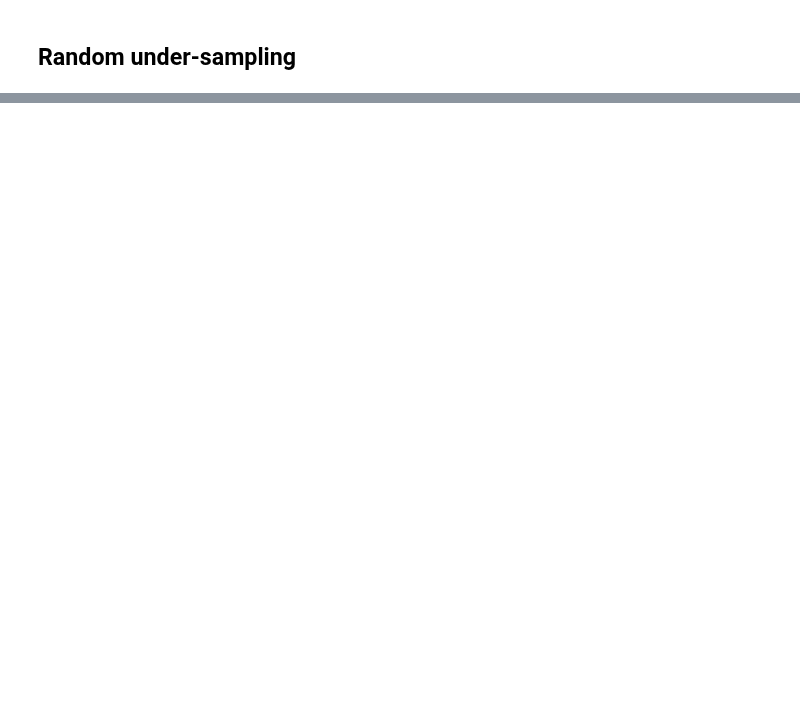
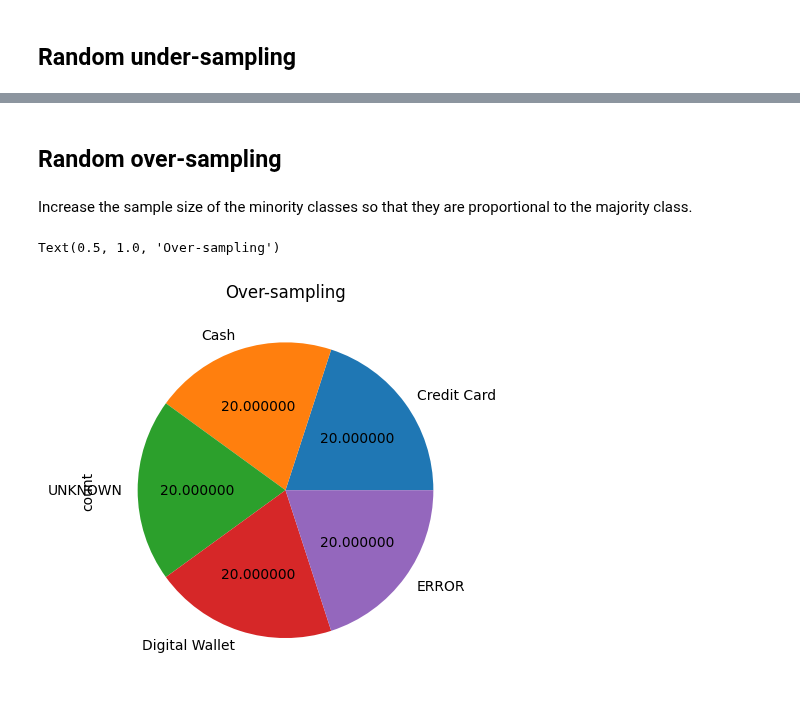
Before and after one commit to bodhichristian/python-basics, a Jupyter notebook: feature_engineering/feature_engineering.ipynb, the cells around one changed output, grey strips where cells are left out. Saved outputs shown, nothing was run; the diff lists cells and outputs as text; code cells hidden in the pictures; blank space fills up the shorter version.

```diff
--- a/feature_engineering/feature_engineering.ipynb
+++ b/feature_engineering/feature_engineering.ipynb
@@ -309,0 +309,17 @@ res_pie
+# %% [markdown]
+## Random over-sampling
+# %% [markdown]
+Increase the sample size of the minority classes so that they are proportional to the majority class.
+# %%
+from imblearn.over_sampling import RandomOverSampler
+
+strategy = 'not majority'
+
+ros = RandomOverSampler(sampling_strategy=strategy)
+X_res, y_res = ros.fit_resample(X, y)
+
+res_pie = y_res.value_counts().plot.pie(autopct='%2f')
+res_pie.set_title('Over-sampling')
+# %% [output]
+Text(0.5, 1.0, 'Over-sampling')
+[figure, added]
```
Also changed, not shown: parts of 7 cells of this notebook.
